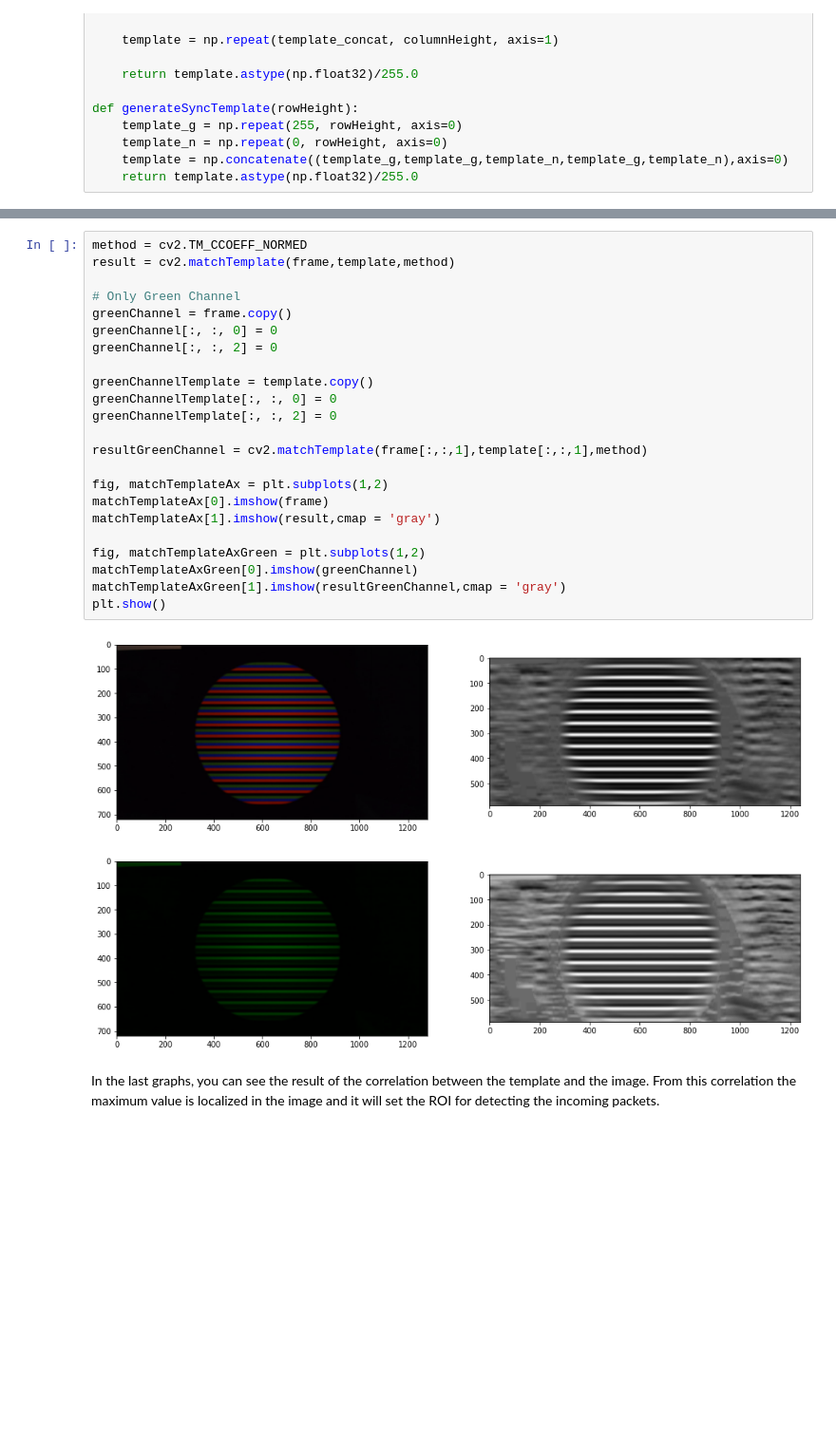
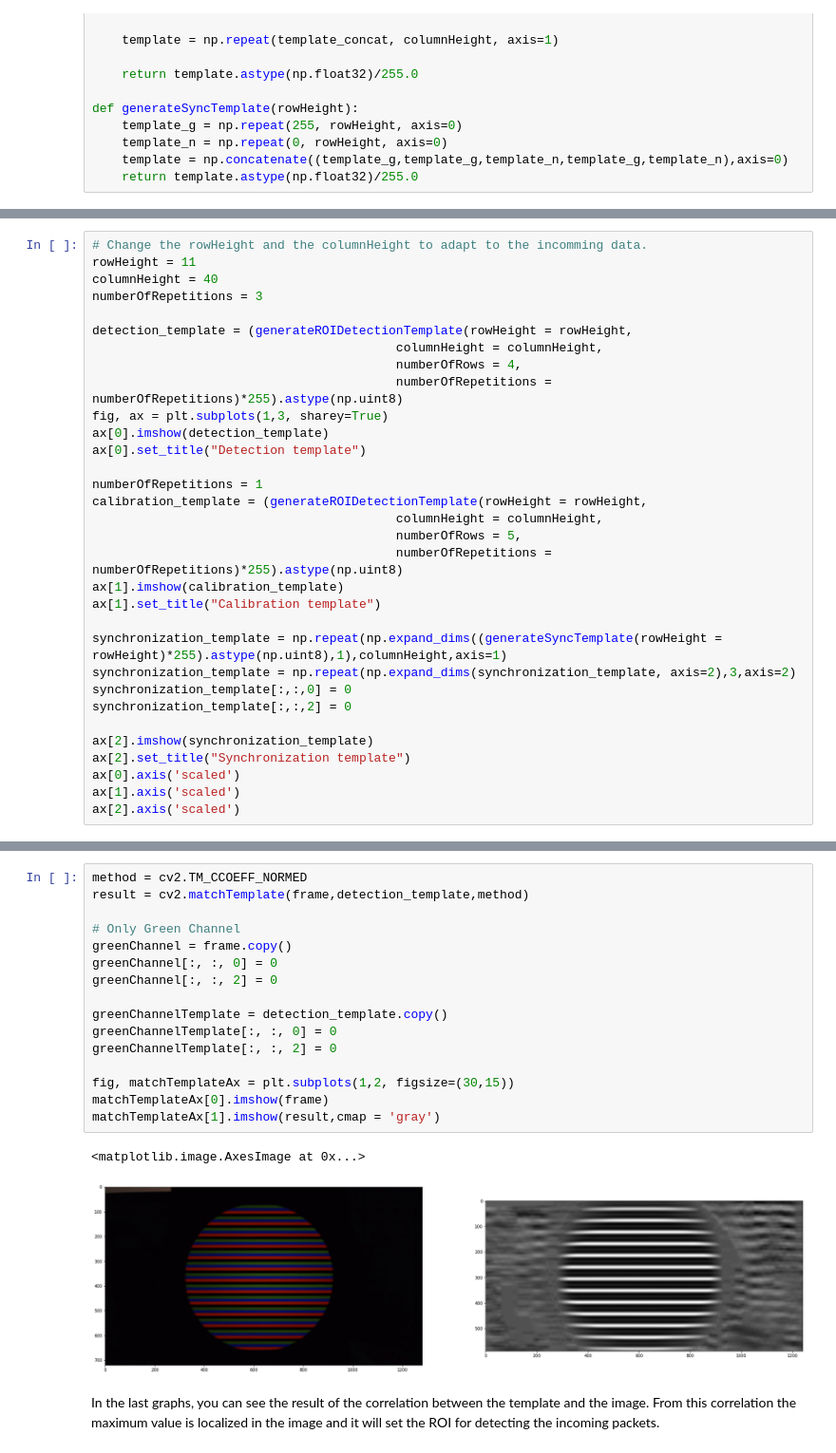
Before and after one commit to herfandinoviutami/Correlation-based-rx-notebook, a Jupyter notebook: occ_trainning.ipynb, the cells around one changed output, grey strips where cells are left out. Shown at 95% size. Drawn from its saved outputs; the diff is of its cells as text; blank space fills up the shorter version.

```diff
--- a/occ_trainning.ipynb
+++ b/occ_trainning.ipynb
@@ -170,0 +134,32 @@ plt.imshow(template)
+# %%
+# Change the rowHeight and the columnHeight to adapt to the incomming data.
+rowHeight = 11
+columnHeight = 40
+numberOfRepetitions = 3
+
+detection_template = (generateROIDetectionTemplate(rowHeight = rowHeight,
+                                         columnHeight = columnHeight,
+                                         numberOfRows = 4,
+                                         numberOfRepetitions = numberOfRepetitions)*255).astype(np.uint8)
+fig, ax = plt.subplots(1,3, sharey=True)
+ax[0].imshow(detection_template)
+ax[0].set_title("Detection template")
+
+numberOfRepetitions = 1
+calibration_template = (generateROIDetectionTemplate(rowHeight = rowHeight,
+                                         columnHeight = columnHeight,
+                                         numberOfRows = 5,
+                                         numberOfRepetitions = numberOfRepetitions)*255).astype(np.uint8)
+ax[1].imshow(calibration_template)
+ax[1].set_title("Calibration template")
+
+synchronization_template = np.repeat(np.expand_dims((generateSyncTemplate(rowHeight = rowHeight)*255).astype(np.uint8),1),columnHeight,axis=1)
+synchronization_template = np.repeat(np.expand_dims(synchronization_template, axis=2),3,axis=2)
+synchronization_template[:,:,0] = 0
+synchronization_template[:,:,2] = 0
+
+ax[2].imshow(synchronization_template)
+ax[2].set_title("Synchronization template")
+ax[0].axis('scaled')
+ax[1].axis('scaled')
+ax[2].axis('scaled')
@@ -171,29 +192,22 @@ plt.imshow(template)
 # %%
 method = cv2.TM_CCOEFF_NORMED
-result = cv2.matchTemplate(frame,template,method)
+result = cv2.matchTemplate(frame,detection_template,method)
 
 # Only Green Channel
 greenChannel = frame.copy()
 greenChannel[:, :, 0] = 0
 greenChannel[:, :, 2] = 0
 
-greenChannelTemplate = template.copy()
+greenChannelTemplate = detection_template.copy()
 greenChannelTemplate[:, :, 0] = 0
 greenChannelTemplate[:, :, 2] = 0
 
-resultGreenChannel = cv2.matchTemplate(frame[:,:,1],template[:,:,1],method)
-
-fig, matchTemplateAx = plt.subplots(1,2)
+fig, matchTemplateAx = plt.subplots(1,2, figsize=(30,15))
 matchTemplateAx[0].imshow(frame)
 matchTemplateAx[1].imshow(result,cmap = 'gray')
-
-fig, matchTemplateAxGreen = plt.subplots(1,2)
-matchTemplateAxGreen[0].imshow(greenChannel)
-matchTemplateAxGreen[1].imshow(resultGreenChannel,cmap = 'gray')
-plt.show()
 # %% [output]
+<matplotlib.image.AxesImage at 0x...>
-[figure, old version]
+[figure, new version]
-[figure, removed]
 # %% [markdown]
 In the last graphs, you can see the result of the correlation between the template and the image.
 From this correlation the maximum value is localized in the image and it will set the ROI for detecting
```
Also changed, not shown: parts of 36 cells of this notebook.
